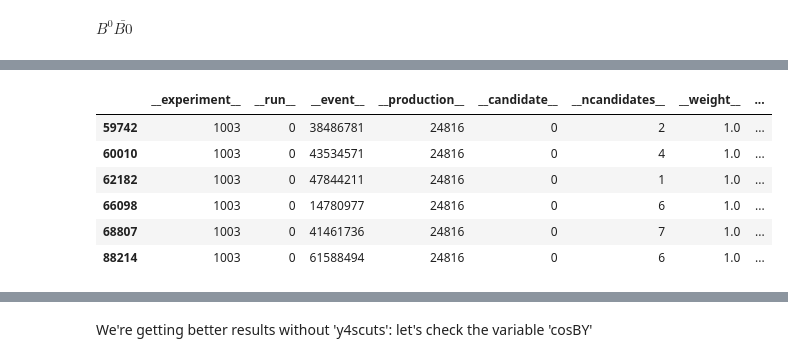
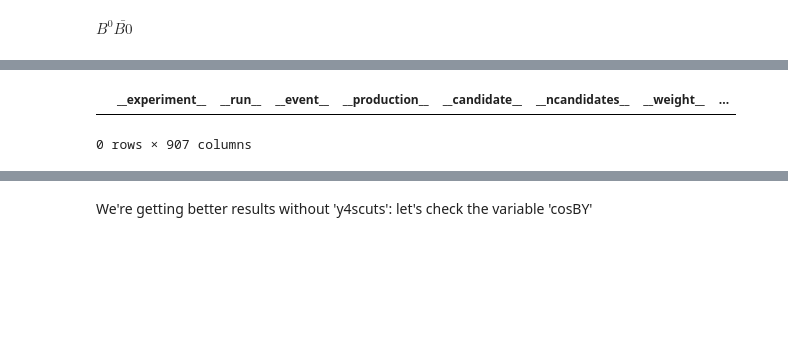
Before and after one commit to SaharGholipour/Sahar_MSc, a Jupyter notebook: mysignal_comparison.ipynb, the cells around one changed output, grey strips where cells are left out. Drawn from its saved outputs; the diff is of its cells as text; code cells hidden in the pictures; blank space fills up the shorter version.

```diff
--- a/mysignal_comparison.ipynb
+++ b/mysignal_comparison.ipynb
@@ -265,0 +118,10 @@ df
+# %%
+file_mixed = uproot.open("DlDl_mixed_gbasf2.root:Y4S")
+# %%
+%%time
+# removing some of the entries, keep mixed B mesons + no charged particles in ROE +
+# Bs reconstructed as Dlnu and Detalnu
+df_mixed = pd.DataFrame()
+for batch in file_mixed.iterate(step_size="100 MB", library='pd'):
+    df_mixed = df_mixed.append(batch.query(B0B0cut+AND+roecuts+AND+B0rec_eta))
+df_mixed
@@ -265,0 +144,5 @@ df
+# %%
+# Combining two data frames
+frames = [df_charged, df_mixed]
+Tree = pd.concat(frames, keys=['charged', 'mixed'])
+Tree
@@ -326,10 +361,10 @@ $B^+B^-$
 # so one of the Bs is charged based on what I checked the other one is also charged so like Dlnu in [300, 400]
 # add this cut later: samplesBp1 = aTree.query(mycand+AND+BpBmcut+AND+Bprec_eta)
 
-samplesBp0 = aTree.query(cand0+AND+BpBmcut+AND+Bprec_eta)
-samplesBp1 = aTree.query(cand0+AND+BpBmcut+AND+Bprec_eta+AND+etacut)
-samplesBp2 = aTree.query(cand0+AND+BpBmcut+AND+Bprec_eta+AND+roecuts)
-samplesBp3 = aTree.query(cand0+AND+BpBmcut+AND+Bprec_eta+AND+roecuts+AND+y4scuts)
-samplesBp4 = aTree.query(cand0+AND+BpBmcut+AND+Bprec_eta+AND+roecuts+AND+y4scuts+AND+etacut)
+samplesBp0 = Tree.loc['charged'].query(cand0)
+samplesBp1 = Tree.loc['charged'].query(cand0+AND+etacut)
+samplesBp2 = Tree.loc['charged'].query(cand0+AND+y4scuts)
+samplesBp3 = Tree.loc['charged'].query(cand0+AND+y4scuts_new)
+samplesBp4 = Tree.loc['charged'].query(cand0+AND+y4scuts+AND+etacut)
 samplesBp_cuts = [samplesBp0, samplesBp1, samplesBp2, samplesBp3, samplesBp4]
 # %%
@@ -414,13 +495,8 @@ samplesBp0.query('(isSignal!=1) and ( (aBplusMode%10000 in [1019,1020,1039,1040]
 # %%
-samplesBp5.query('(isSignal!=1) and (nROE_Ch==1) and ( (aBplusMode%10000 in [1019,1020,1039,1040]) or (aBminusMode%10000 in [1019,1020,1039,1040]) )')
+samplesBp0.query('(isSignal!=1) and (nROE_Ch==1) and ( (aBplusMode%10000 in [1019,1020,1039,1040]) or (aBminusMode%10000 in [1019,1020,1039,1040]) )')
 # %% [output]
 |  | __experiment__ | __run__ | __event__ | __production__ | __candidate__ | __ncandidates__ | __weight__ | ... |
-| 59742 | 1003 | 0 | 38486781 | 24816 | 0 | 2 | 1.0 | ... |
-| 60010 | 1003 | 0 | 43534571 | 24816 | 0 | 4 | 1.0 | ... |
-| 62182 | 1003 | 0 | 47844211 | 24816 | 0 | 1 | 1.0 | ... |
-| 66098 | 1003 | 0 | 14780977 | 24816 | 0 | 6 | 1.0 | ... |
-| 68807 | 1003 | 0 | 41461736 | 24816 | 0 | 7 | 1.0 | ... |
-| 88214 | 1003 | 0 | 61588494 | 24816 | 0 | 6 | 1.0 | ... |
+0 rows × 907 columns
 # %%
 pd.set_option('display.max_columns', 868)
 
```
Also changed, not shown: parts of 62 cells of this notebook.
